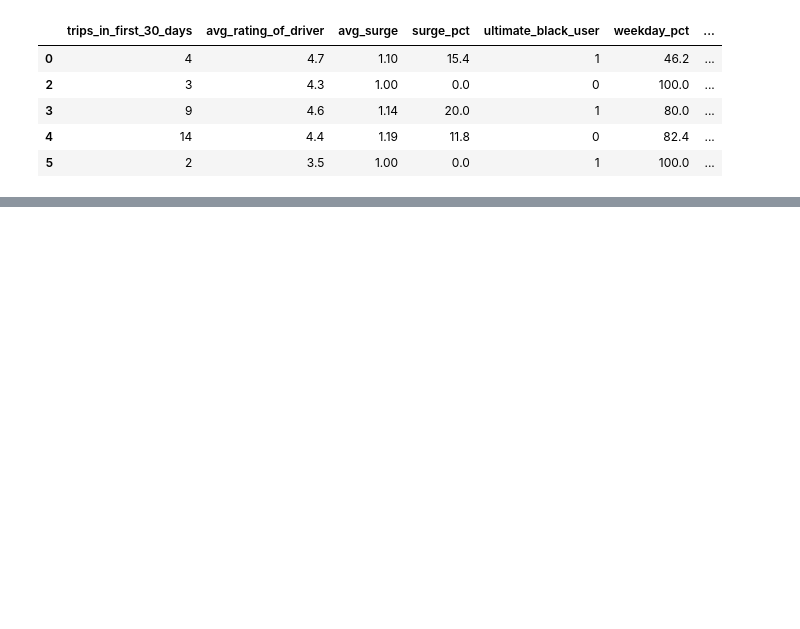
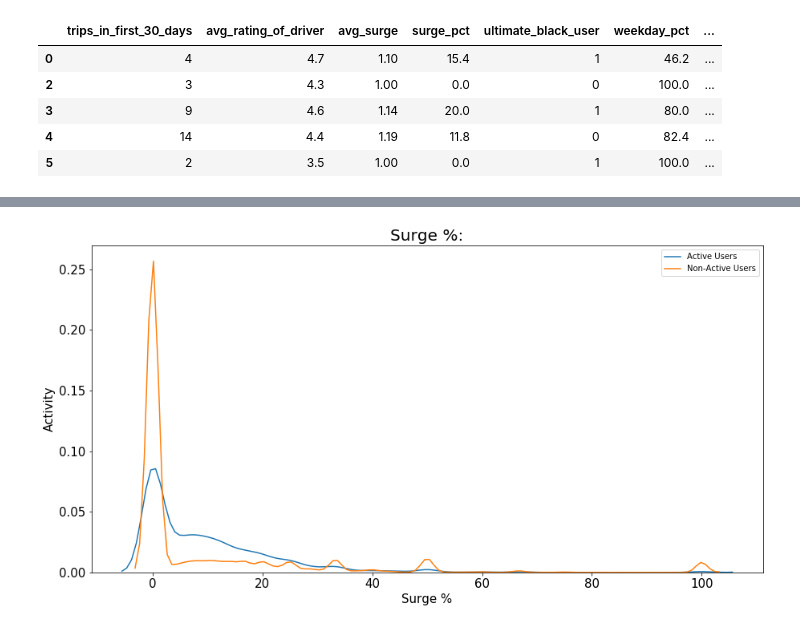
Before and after one commit to CJL89/Ultimate_Take_Home_Challenge, a Jupyter notebook: Ultimate_Take_Home_Challenge.ipynb, the cells around one changed output, grey strips where cells are left out. Saved outputs shown, nothing was run; the diff lists cells and outputs as text; code cells hidden in the pictures; blank space fills up the shorter version.

```diff
--- a/Ultimate_Take_Home_Challenge.ipynb
+++ b/Ultimate_Take_Home_Challenge.ipynb
@@ -370,0 +459,13 @@ ValueError: Input contains NaN, infinity or a value too large for dtype('float64
+# %%
+non_active_users = retained[retained['active']==0]
+
+sns.distplot(active_users['surge_pct'], hist=False, kde_kws={"label": "Active Users"});
+sns.distplot(non_active_users['surge_pct'], hist=False, kde_kws={"label": "Non-Active Users"});
+plt.title('Surge %:', size=20)
+plt.xticks(size=15)
+plt.yticks(size=15)
+plt.xlabel("Surge %", size=15)
+plt.ylabel('Activity', size=15)
+plt.show()
+# %% [output]
+[figure, added]
```
Also changed, not shown: parts of 18 cells of this notebook.
